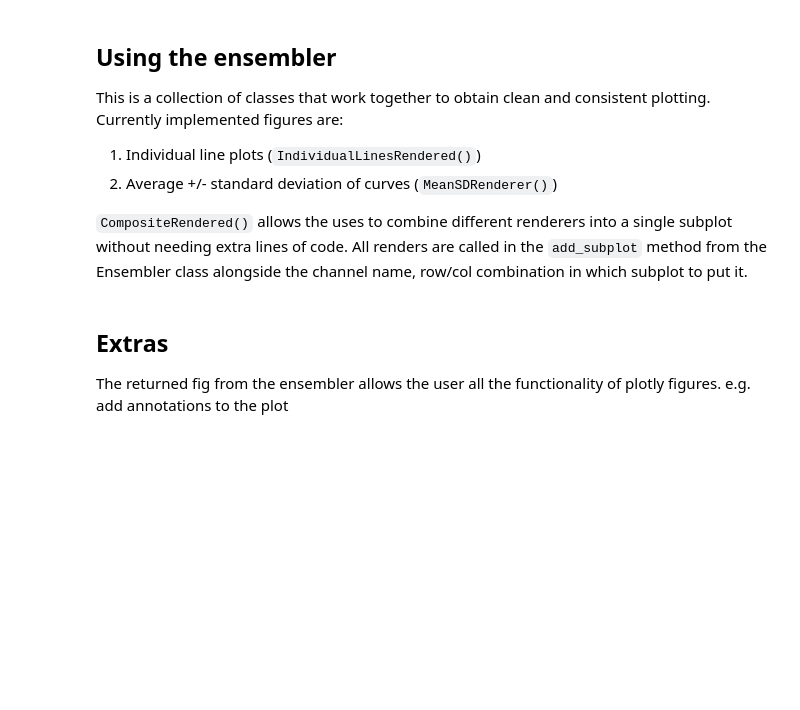
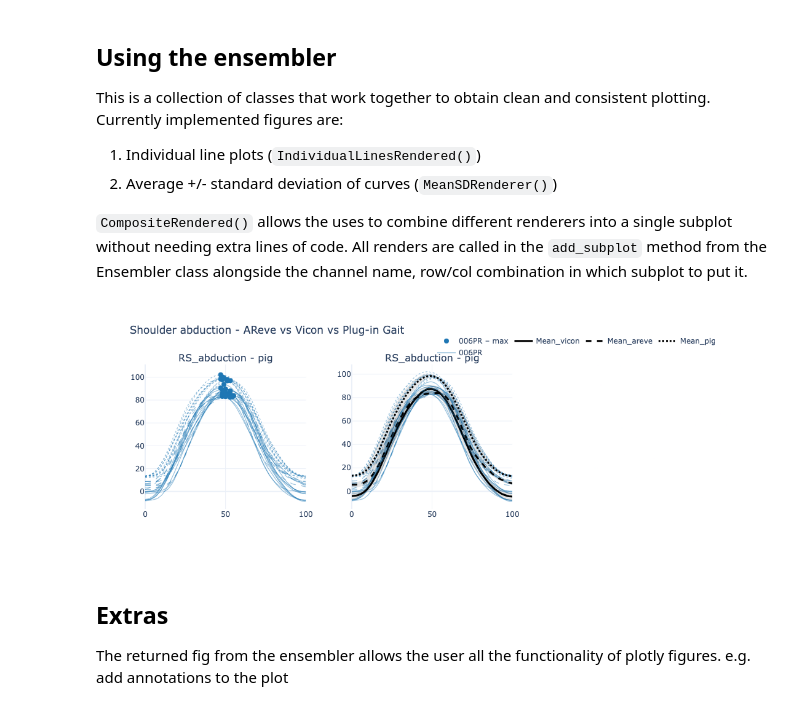
Before and after one commit to jillemmerzaal/biomechoo_ensembler, a Jupyter notebook: main.ipynb, the cells around one changed output. Cells and saved outputs as stored; diff of their text form; code cells hidden in the pictures; blank space fills up the shorter version.

```diff
--- a/main.ipynb
+++ b/main.ipynb
@@ -50,18 +50,23 @@ Currently implemented figures are:
 All renders are called in the `add_subplot` method from the Ensembler class alongside the channel name, row/col combination in which subplot to put it.
 # %%
 lines_and_mean = CompositeRenderer(IndividualLinesRenderer(), MeanSDRenderer())
+lines_and_events = CompositeRenderer(IndividualLinesRenderer(), EventOverlayRenderer())
+
 fig = (
     Ensembler(in_folder=fld, channels=channels, n_rows = rows,  n_cols =cols, str_match=str_match, condition_spec=spec)
-    .add_subplot(PlotSpec('RS_abduction', "vicon", row=1, col=1, renderer=IndividualLinesRenderer()))
-    .add_subplot(PlotSpec('RS_abduction', "areve", row=1, col=1, renderer=IndividualLinesRenderer()))
-    .add_subplot(PlotSpec('RS_abduction', "pig", row=1, col=1, renderer=IndividualLinesRenderer()))
+    .add_subplot(PlotSpec('RS_abduction', "vicon", row=1, col=1, renderer=lines_and_events, events=events))
+    .add_subplot(PlotSpec('RS_abduction', "areve", row=1, col=1, renderer=lines_and_events, events=events))
+    .add_subplot(PlotSpec('RS_abduction', "pig", row=1, col=1, renderer=lines_and_events,events=events))
 
-    .add_subplot(PlotSpec("RS_abduction", "vicon", row=1, col=2, renderer=MeanSDRenderer()))
-    .add_subplot(PlotSpec("RS_abduction", "areve", row=1, col=2, renderer=MeanSDRenderer()))
-    .add_subplot(PlotSpec("RS_abduction", "pig", row=1, col=2, renderer=MeanSDRenderer()))
-    .build(title="Shoulder abduction - AReve vs Vicon vs Plug-in Gait")
+    .add_subplot(PlotSpec('RS_abduction', "vicon", row=1, col=2, renderer=lines_and_mean, events=events))
+    .add_subplot(PlotSpec('RS_abduction', "areve", row=1, col=2, renderer=lines_and_mean, events=events))
+    .add_subplot(PlotSpec('RS_abduction', "pig", row=1, col=2, renderer=lines_and_mean,events=events))
+
+        .build(title="Shoulder abduction - AReve vs Vicon vs Plug-in Gait")
 )
 fig.show()
+# %% [output]
+[figure, added]
 # %% [markdown]
 ## Extras
 The returned fig from the ensembler allows the user all the functionality of plotly figures.
```
Also changed, not shown: parts of 4 cells of this notebook, 6 other files.
